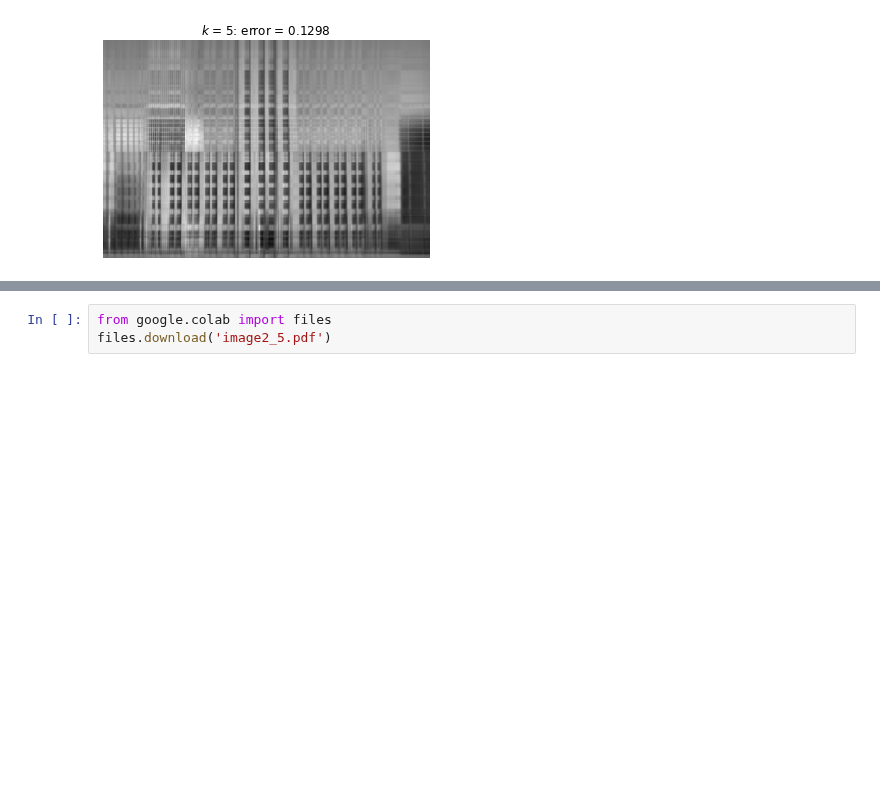
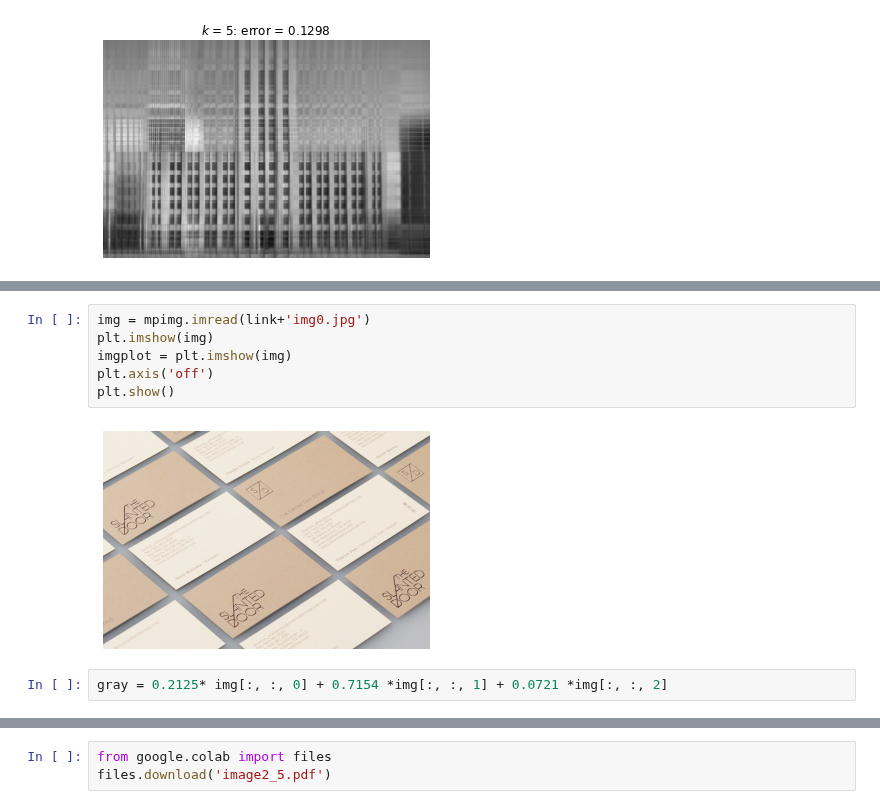
Before and after one commit to ndq3004/machine_learning, a Jupyter notebook: MachineLearningCoBan/RecommendationSystem/SingleValueDecomposition/ImageCompression.ipynb, the cells around one changed output, grey strips where cells are left out. Drawn from its saved outputs; the diff is of its cells as text; blank space fills up the shorter version.

```diff
--- a/MachineLearningCoBan/RecommendationSystem/SingleValueDecomposition/ImageCompression.ipynb
+++ b/MachineLearningCoBan/RecommendationSystem/SingleValueDecomposition/ImageCompression.ipynb
@@ -158,0 +153,10 @@ energy_preserved.pdf  image2_5.pdf    singular_value.pdf
+# %%
+img = mpimg.imread(link+'img0.jpg')
+plt.imshow(img)
+imgplot = plt.imshow(img)
+plt.axis('off')
+plt.show()
+# %% [output]
+[figure, added]
+# %%
+gray = 0.2125* img[:, :, 0] + 0.7154 *img[:, :, 1] + 0.0721 *img[:, :, 2]
```
Also changed, not shown: parts of 6 cells of this notebook.
